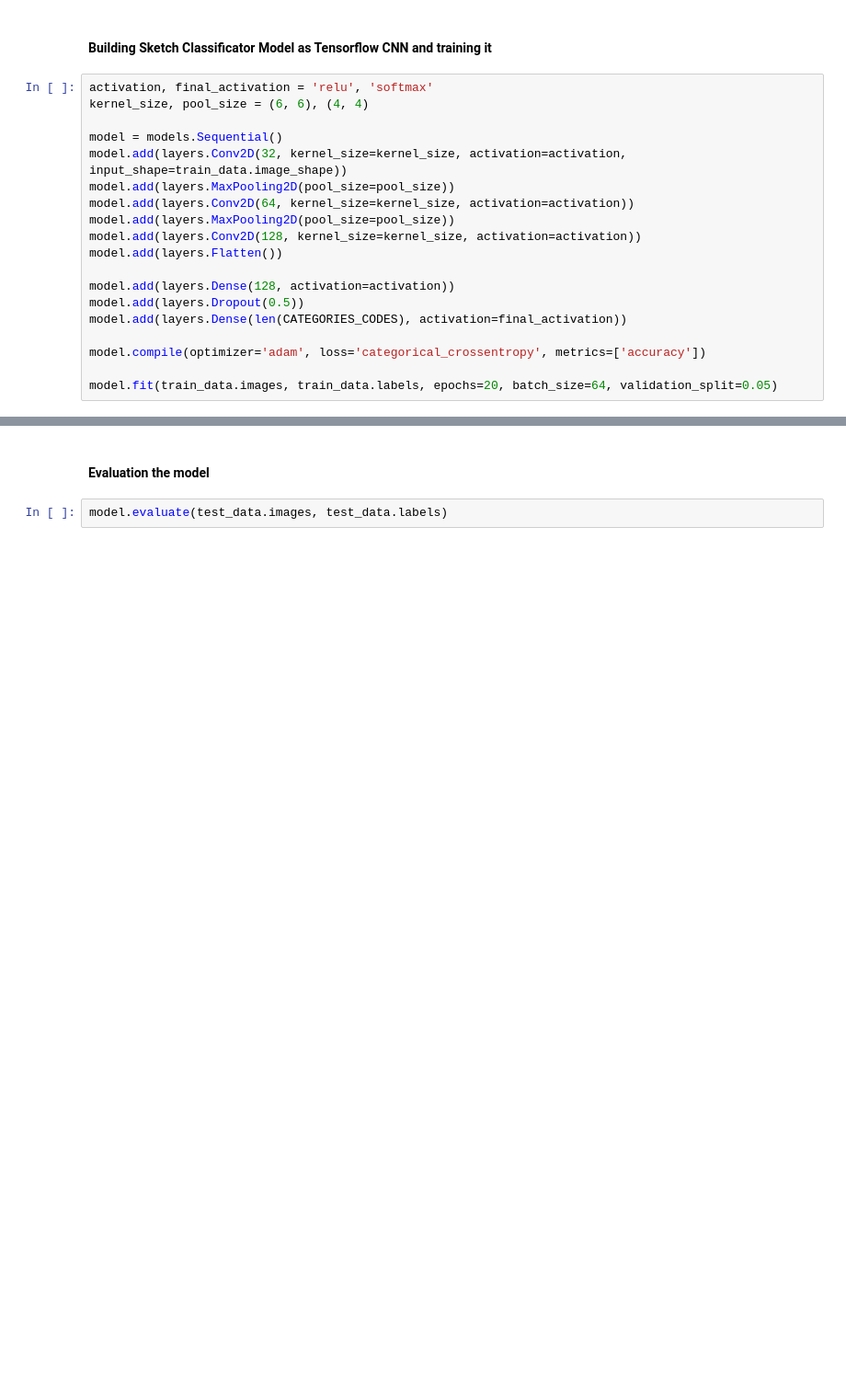
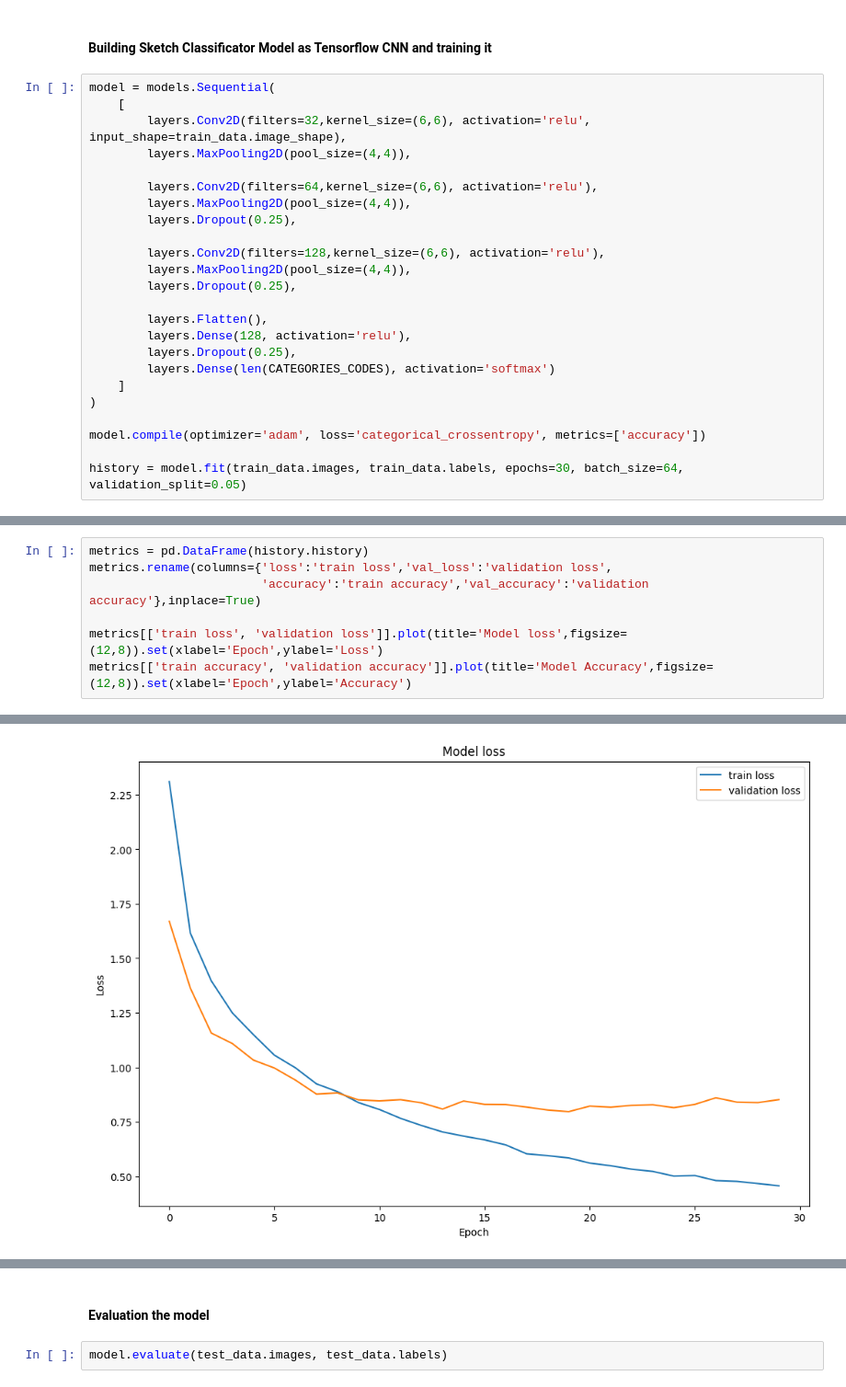
Before and after one commit to yulianzavodnyk/IASA-Champ-24-UI-Element-Sketch-Classification, a Jupyter notebook: main.ipynb, the cells around one changed output, grey strips where cells are left out. Shown at 92% size. Drawn from its saved outputs; the diff is of its cells as text; blank space fills up the shorter version.

```diff
--- a/main.ipynb
+++ b/main.ipynb
@@ -94,22 +94,27 @@ test_data.show_image(300)
 # %% [markdown]
 #### Building Sketch Classificator Model as Tensorflow CNN and training it
 # %%
-activation, final_activation = 'relu', 'softmax'
-kernel_size, pool_size = (6, 6), (4, 4)
+model = models.Sequential(
+    [
+        layers.Conv2D(filters=32,kernel_size=(6,6), activation='relu', input_shape=train_data.image_shape),
+        layers.MaxPooling2D(pool_size=(4,4)),
 
-model = models.Sequential()
-model.add(layers.Conv2D(32, kernel_size=kernel_size, activation=activation, input_shape=train_data.image_shape))
-model.add(layers.MaxPooling2D(pool_size=pool_size))
-model.add(layers.Conv2D(64, kernel_size=kernel_size, activation=activation))
-model.add(layers.MaxPooling2D(pool_size=pool_size))
-model.add(layers.Conv2D(128, kernel_size=kernel_size, activation=activation))
-model.add(layers.Flatten())
+        layers.Conv2D(filters=64,kernel_size=(6,6), activation='relu'),
+        layers.MaxPooling2D(pool_size=(4,4)),
+        layers.Dropout(0.25),
 
-model.add(layers.Dense(128, activation=activation))
-model.add(layers.Dropout(0.5))
-model.add(layers.Dense(len(CATEGORIES_CODES), activation=final_activation))
+        layers.Conv2D(filters=128,kernel_size=(6,6), activation='relu'),
+        layers.MaxPooling2D(pool_size=(4,4)),
+        layers.Dropout(0.25),
+
+        layers.Flatten(),
+        layers.Dense(128, activation='relu'),
+        layers.Dropout(0.25),
+        layers.Dense(len(CATEGORIES_CODES), activation='softmax')
+    ]
+)
 
 model.compile(optimizer='adam', loss='categorical_crossentropy', metrics=['accuracy'])
 
-model.fit(train_data.images, train_data.labels, epochs=20, batch_size=64, validation_split=0.05)
+history = model.fit(train_data.images, train_data.labels, epochs=30, batch_size=64, validation_split=0.05)
 # %% [output]
@@ -133,0 +140,8 @@ Epoch 20/20
+# %%
+metrics = pd.DataFrame(history.history)
+metrics.rename(columns={'loss':'train loss','val_loss':'validation loss',
+                        'accuracy':'train accuracy','val_accuracy':'validation accuracy'},inplace=True)
+
+metrics[['train loss', 'validation loss']].plot(title='Model loss',figsize=(12,8)).set(xlabel='Epoch',ylabel='Loss')
+metrics[['train accuracy', 'validation accuracy']].plot(title='Model Accuracy',figsize=(12,8)).set(xlabel='Epoch',ylabel='Accuracy')
+# %% [output]
@@ -133,0 +149 @@ Epoch 20/20
+[figure, added]
```
Also changed, not shown: parts of 10 cells of this notebook, 3 other files.
